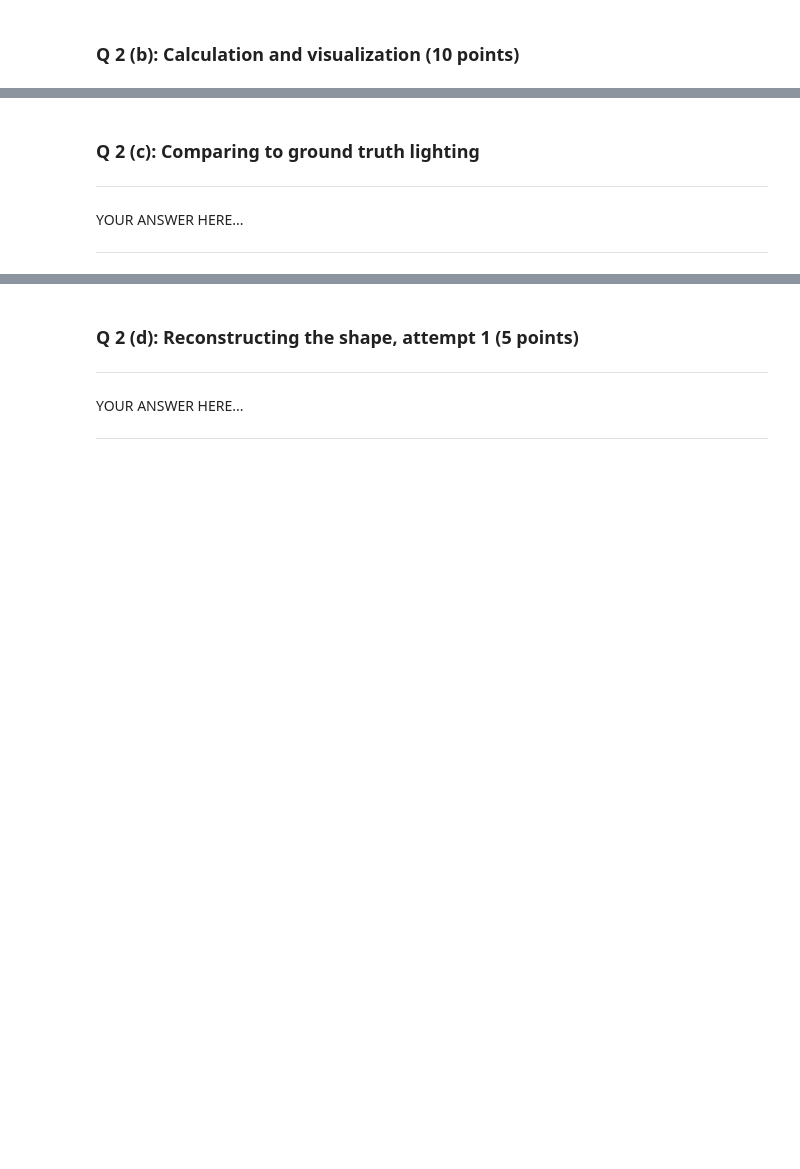
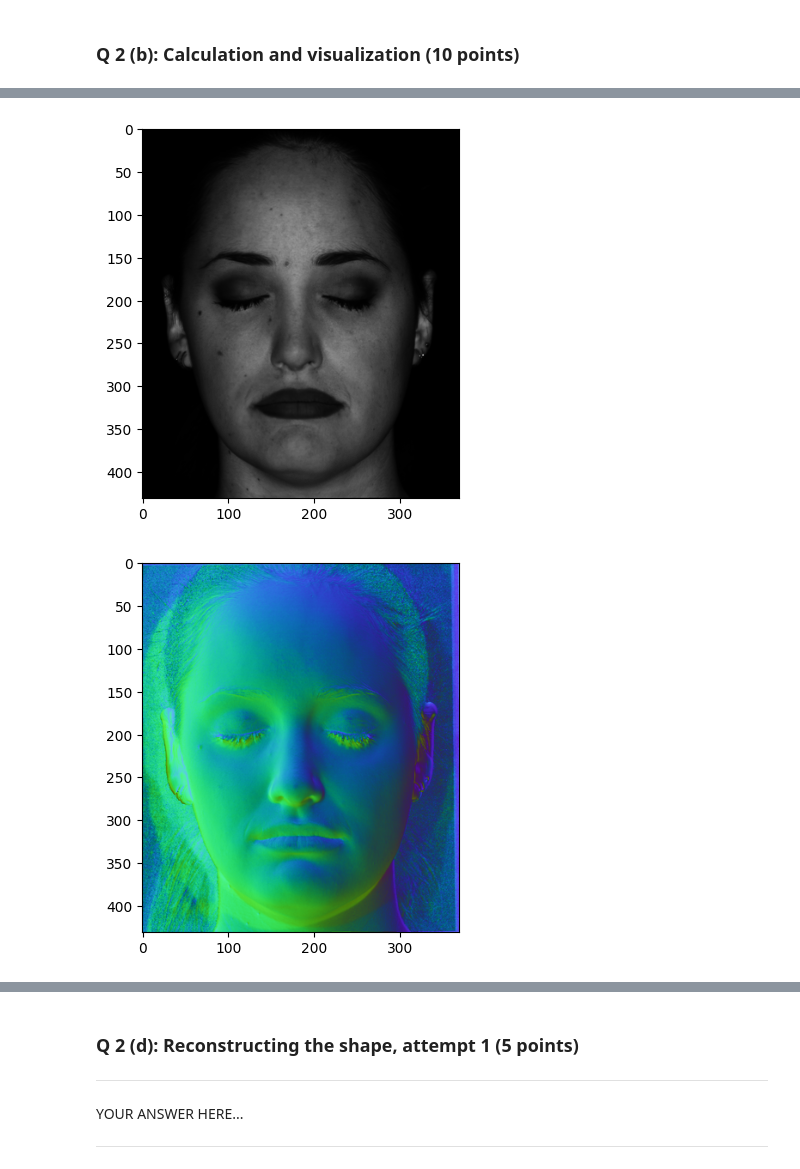
Before and after one commit to w3ichen/cv-hw, a Jupyter notebook: 16720/HW6_Photometric_Stereo/HW6_Public.ipynb, the cells around one changed output, grey strips where cells are left out. Cells and saved outputs as stored; diff of their text form; code cells hidden in the pictures; blank space fills up the shorter version.

```diff
--- a/16720/HW6_Photometric_Stereo/HW6_Public.ipynb
+++ b/16720/HW6_Photometric_Stereo/HW6_Public.ipynb
@@ -999,8 +1046,66 @@ plt.imsave('2b-b.png', normalIm, cmap = 'rainbow')
-# %% [markdown]
-### Q 2 (c): Comparing to ground truth lighting
-
----
-
-YOUR ANSWER HERE...
-
----
+# %%
+def estimatePseudonormalsUncalibrated(I):
+    """
+    Question 2 (b)
+
+    Estimate pseudonormals without the help of light source directions.
+
+    Parameters
+    ----------
+    I : numpy.ndarray
+        The 7 x P matrix of loaded images
+
+    Returns
+    -------
+    B : numpy.ndarray
+        The 3 x P matrix of pesudonormals
+
+    L : numpy.ndarray
+        The 3 x 7 array of lighting directions
+
+    """
+
+    B = None
+    L = None
+
+    # Step 1: Perform SVD on I
+    U, S, Vt = np.linalg.svd(I, full_matrices=False)
+    # U: (M × M) or (M × P) if full_matrices=False
+    # S: (min(M,P),) - singular values as 1D array
+    # Vt: (P × P) or (min(M,P) × P) if full_matrices=False
+
+    # Step 2: Keep only top 3 components (rank-3 approximation)
+    U3 = U[:, :3]        # (M × 3) - first 3 columns
+    S3 = S[:3]           # (3,) - top 3 singular values
+    V3t = Vt[:3, :]      # (3 × P) - first 3 rows
+
+    # Step 3: Create Σ₃^(1/2) - square root of singular values
+    # S3 is a 1D array, so we need to make it a diagonal matrix
+    S3_sqrt = np.sqrt(S3)
+    Sigma3_sqrt = np.diag(S3_sqrt)  # (3 × 3) diagonal matrix
+
+    # Step 4: Factor into L̂^T and B̂
+    # L̂^T = U₃ Σ₃^(1/2)  shape: (M × 3)
+    # B̂ = Σ₃^(1/2) V₃^T  shape: (3 × P)
+    L_T_hat = U3 @ Sigma3_sqrt      # (M × 3)
+    B_hat = Sigma3_sqrt @ V3t       # (3 × P)
+
+    # Step 5: Transpose to get L in the required format
+    # L should be (3 × M), so transpose L_T_hat
+    L = L_T_hat.T  # (3 × 7)
+    B = B_hat      # (3 × P)
+
+    ### END YOUR CODE
+
+    return B, L
+
+# Part 2 (b)
+I, L, s = loadData(data_dir)
+B, LEst = estimatePseudonormalsUncalibrated(I)
+albedos, normals = estimateAlbedosNormals(B)
+albedoIm, normalIm = displayAlbedosNormals(albedos, normals, s)
+plt.imsave('2b-a.png', albedoIm, cmap = 'gray')
+plt.imsave('2b-b.png', normalIm, cmap = 'rainbow')
+# %% [output]
+[figure, added]
+[figure, added]
```
Also changed, not shown: parts of 5 cells of this notebook.
